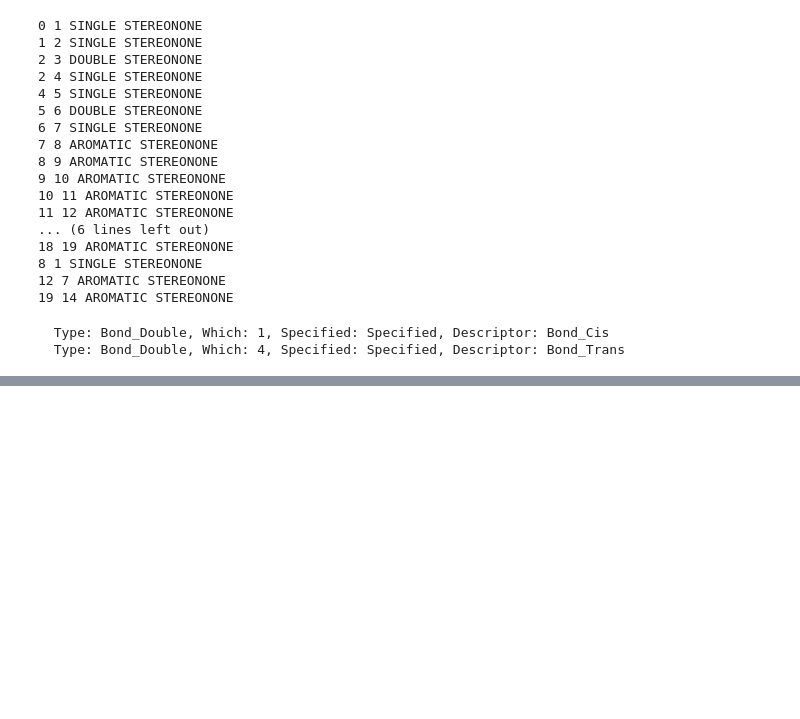
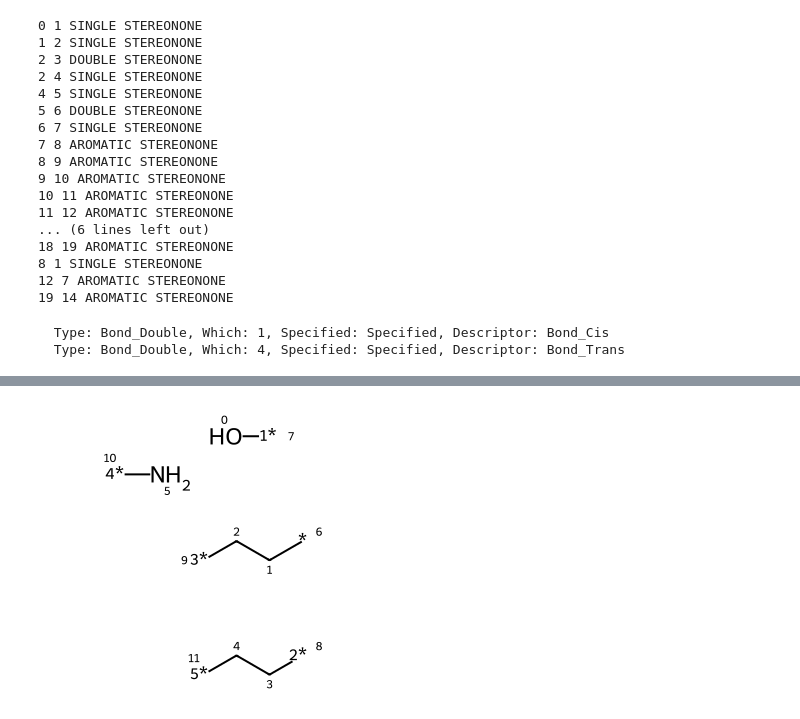
Before and after one commit to bertiewooster/RDKit-playing, a Jupyter notebook: cookbook_examples.ipynb, the cells around one changed output, grey strips where cells are left out. Saved outputs shown, nothing was run; the diff lists cells and outputs as text; code cells hidden in the pictures; blank space fills up the shorter version.

Commit message:
Cookbook: Start Manipulating Molecules; add Create Fragments

```diff
--- a/cookbook_examples.ipynb
+++ b/cookbook_examples.ipynb
@@ -450,0 +468,5 @@ for element in si:
+# %%
+mol1_f = Chem.FragmentOnBonds(mol1, (0, 2, 4))
+mol1_f
+# %% [output]
+[figure, added]
```
Also changed, not shown: parts of 4 cells of this notebook.
